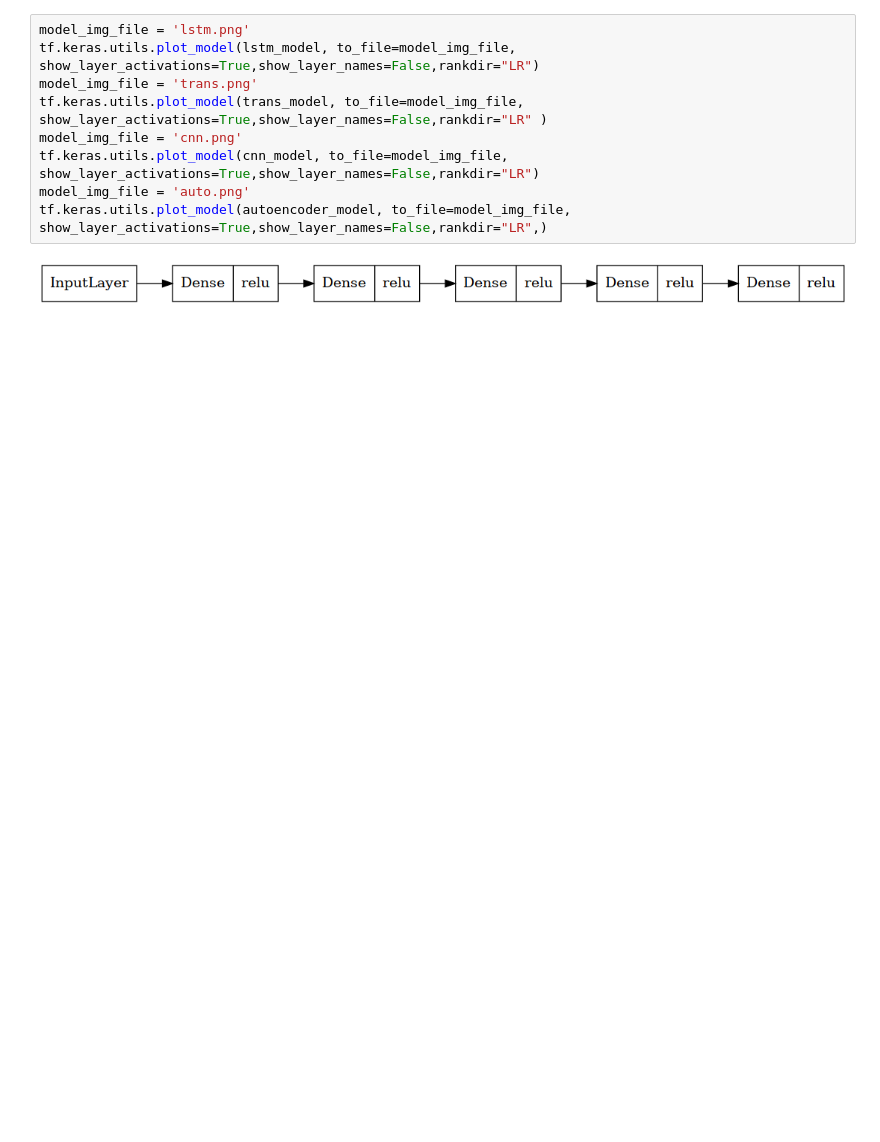
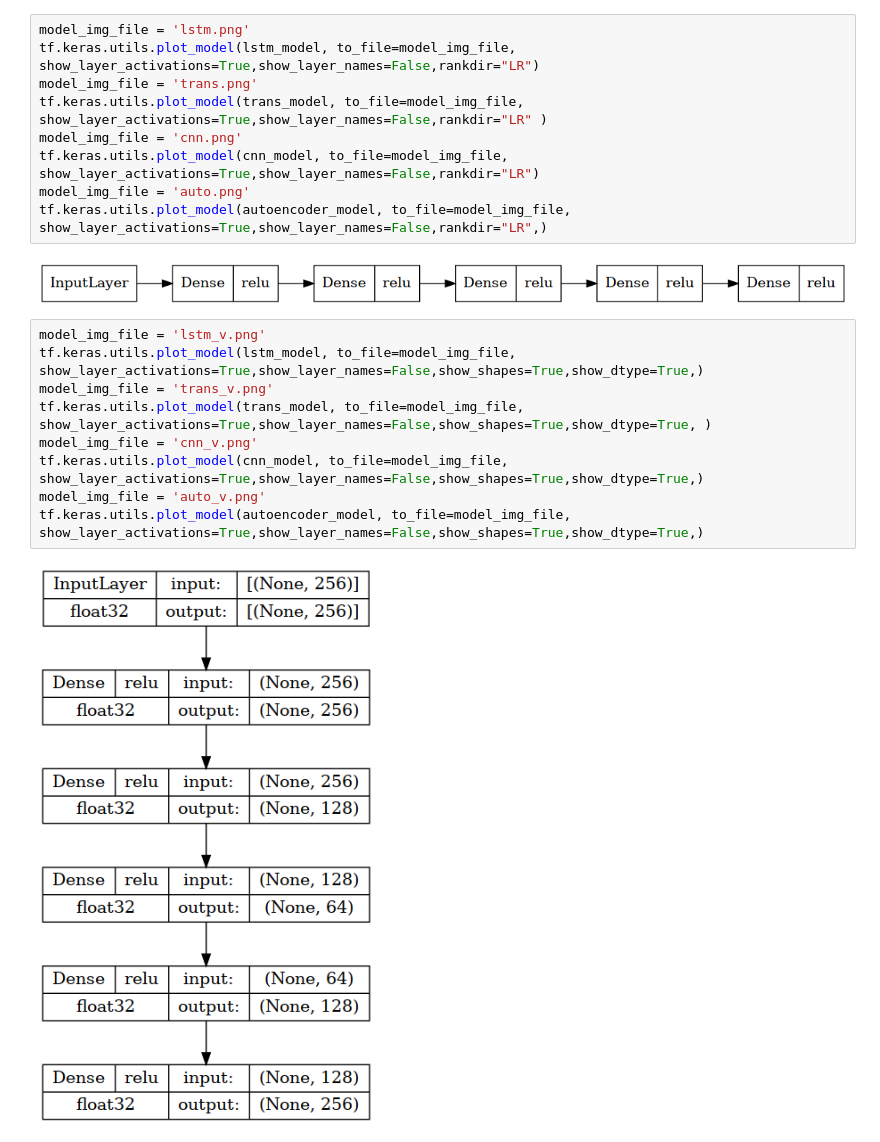
Before and after one commit to KonradPR/magisterka-models, a Jupyter notebook: visualizations.ipynb, the cells around one changed output. Saved outputs shown, nothing was run; the diff lists cells and outputs as text; blank space fills up the shorter version.

```diff
--- a/visualizations.ipynb
+++ b/visualizations.ipynb
@@ -65,3 +95,14 @@ model_img_file = 'auto.png'
 tf.keras.utils.plot_model(autoencoder_model, to_file=model_img_file, show_layer_activations=True,show_layer_names=False,rankdir="LR",)
 # %% [output]
 [figure]
+# %%
+model_img_file = 'lstm_v.png'
+tf.keras.utils.plot_model(lstm_model, to_file=model_img_file, show_layer_activations=True,show_layer_names=False,show_shapes=True,show_dtype=True,)
+model_img_file = 'trans_v.png'
+tf.keras.utils.plot_model(trans_model, to_file=model_img_file, show_layer_activations=True,show_layer_names=False,show_shapes=True,show_dtype=True, )
+model_img_file = 'cnn_v.png'
+tf.keras.utils.plot_model(cnn_model, to_file=model_img_file, show_layer_activations=True,show_layer_names=False,show_shapes=True,show_dtype=True,)
+model_img_file = 'auto_v.png'
+tf.keras.utils.plot_model(autoencoder_model, to_file=model_img_file, show_layer_activations=True,show_layer_names=False,show_shapes=True,show_dtype=True,)
+# %% [output]
+[figure, added]
```
Also changed, not shown: parts of 2 cells of this notebook, 4 other files.
